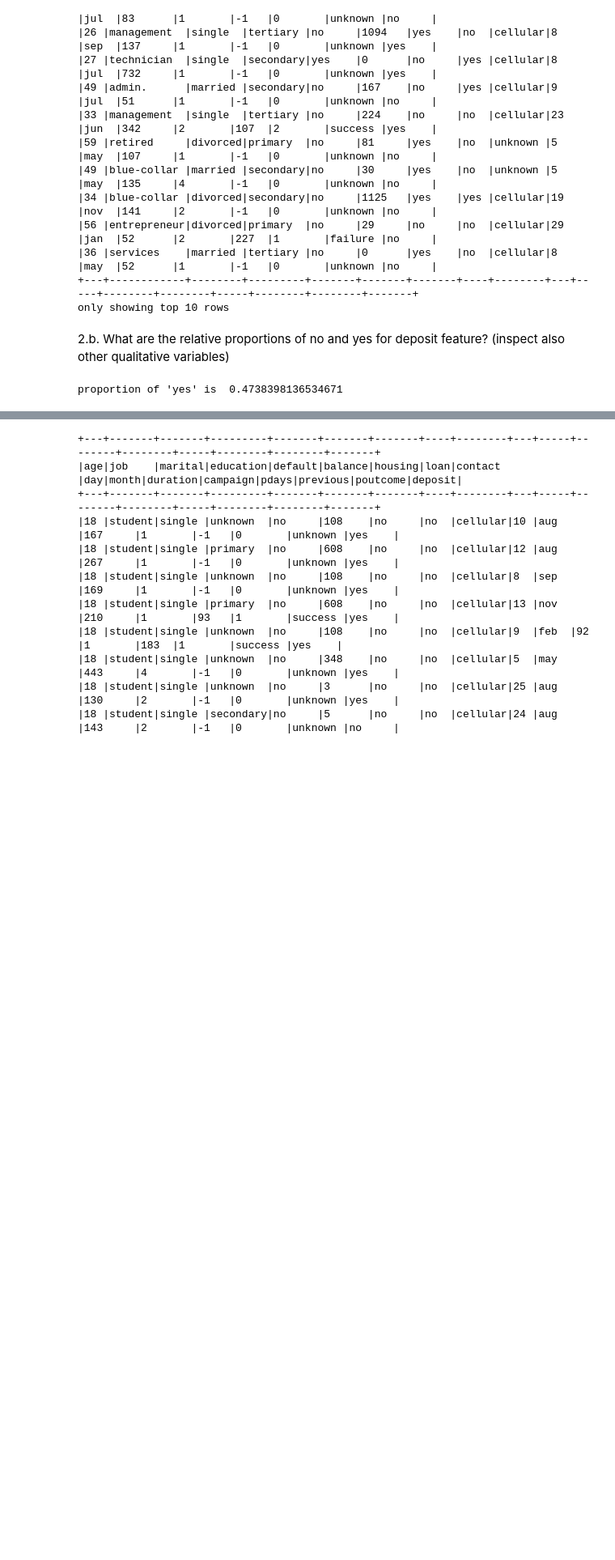
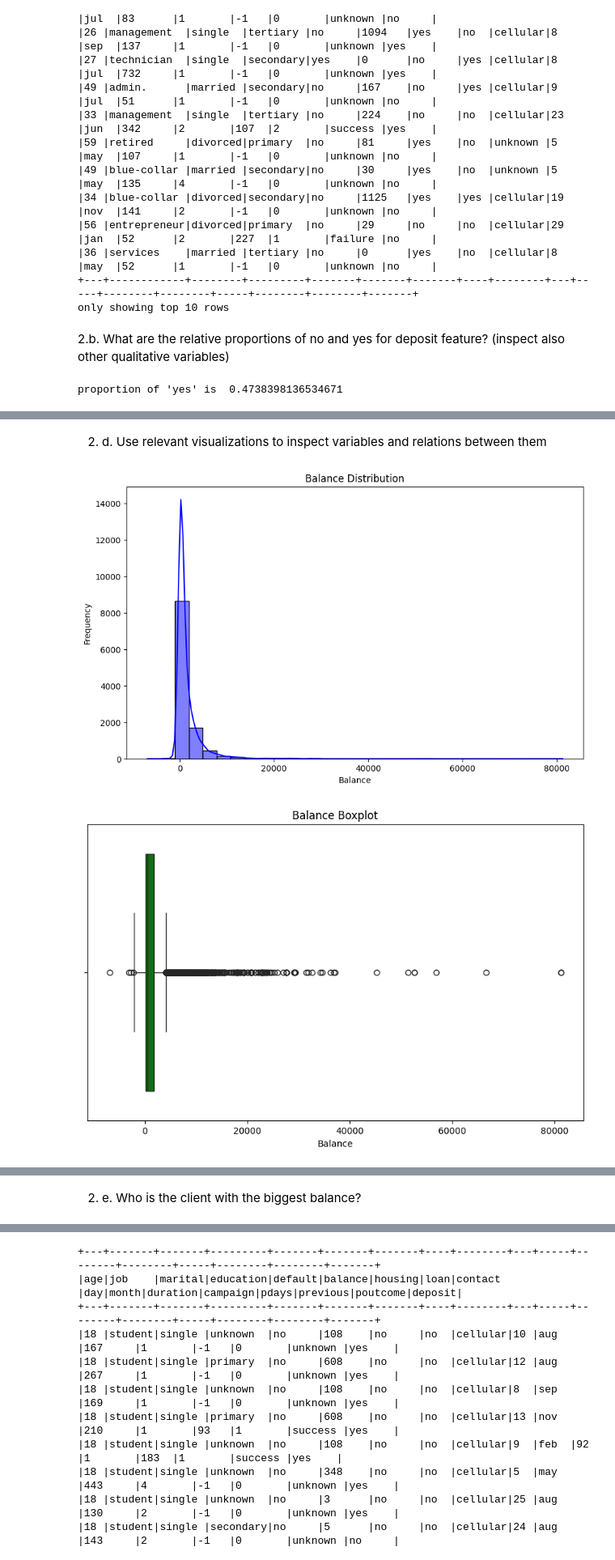
Before and after one commit to mickaelbalensi/python_data_engineer, a Jupyter notebook: hadoop/spark_ex.ipynb, the cells around one changed output, grey strips where cells are left out. Shown: that part at 81% size. Cells and saved outputs as stored; diff of their text form; code cells hidden in the pictures; blank space fills up the shorter version.

```diff
--- a/hadoop/spark_ex.ipynb
+++ b/hadoop/spark_ex.ipynb
@@ -51,0 +79,38 @@ Answer the following questions
+# %% [markdown]
+2. d. Use relevant visualizations to inspect variables and relations between them
+# %%
+import pandas as pd
+import seaborn as sns
+import matplotlib.pyplot as plt
+
+# Convert Spark DataFrame to Pandas DataFrame for visualization
+df_pd = df.toPandas()
+
+# 1. Histogram for a numerical column (e.g., balance)
+plt.figure(figsize=(10, 6))
+sns.histplot(df_pd['balance'], kde=True, bins=30, color='blue')
+plt.title('Balance Distribution')
+plt.xlabel('Balance')
+plt.ylabel('Frequency')
+plt.show()
+
+# 2. Boxplot to see spread and outliers for the balance
+plt.figure(figsize=(10, 6))
+sns.boxplot(x=df_pd['balance'], color='green')
+plt.title('Balance Boxplot')
+plt.xlabel('Balance')
+plt.show()
+
+# 3. Pairplot to inspect relationships between multiple numerical columns
+sns.pairplot(df_pd[['balance', 'age', 'duration']])
+plt.show()
+
+# 4. Correlation heatmap for numerical columns
+corr = df_pd[['balance', 'age', 'duration', 'campaign']].corr()
+plt.figure(figsize=(8, 6))
+sns.heatmap(corr, annot=True, cmap='coolwarm', fmt=".2f")
+plt.title('Correlation Heatmap')
+plt.show()
+# %% [output]
+[figure, added]
+[figure, added]
@@ -51,0 +119,2 @@ Answer the following questions
+# %% [markdown]
+2. e. Who is the client with the biggest balance?
```
Also changed, not shown: parts of 9 cells of this notebook.
